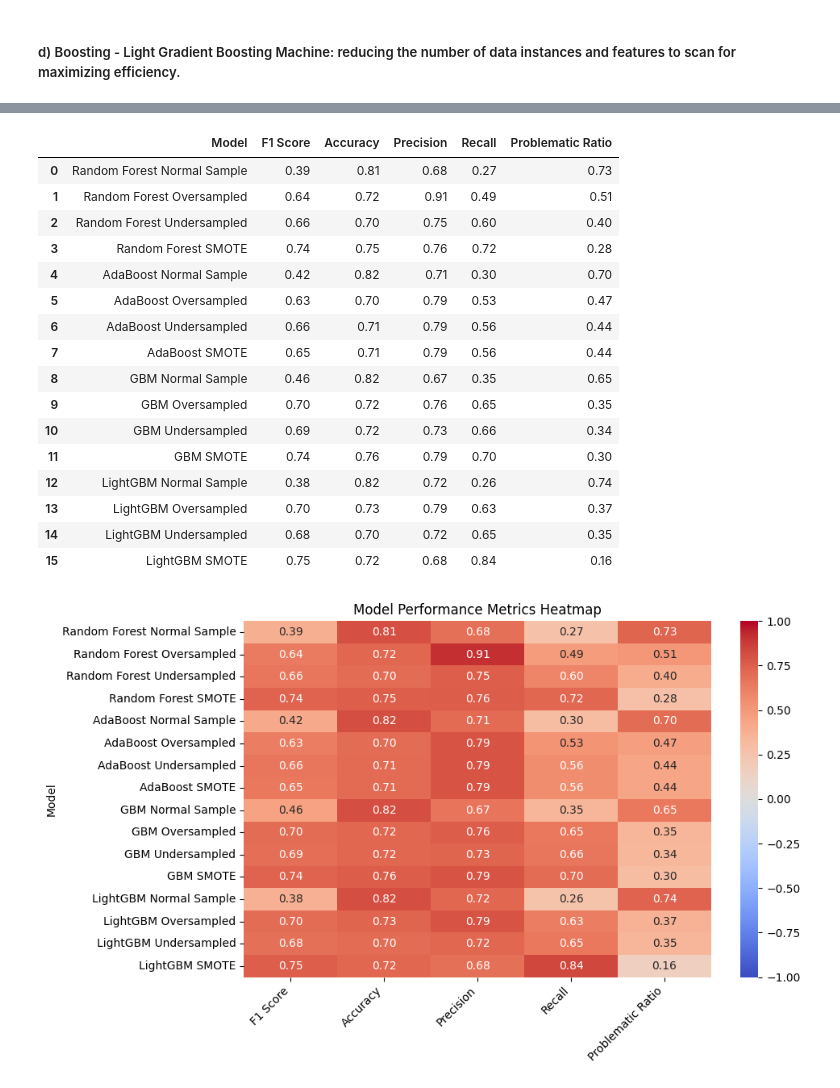
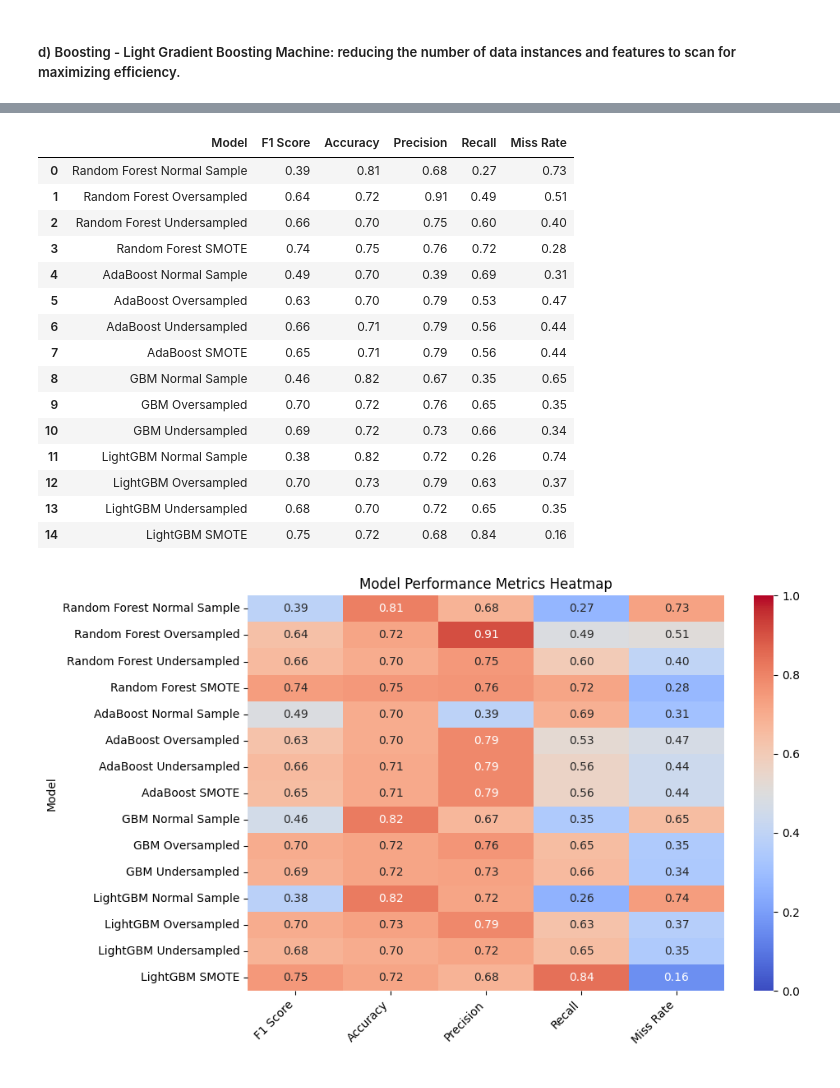
Before and after one commit to minjeoungneev/Default_Credit_Card, a Jupyter notebook: Models.ipynb, the cells around one changed output, grey strips where cells are left out. Drawn from its saved outputs; the diff is of its cells as text; code cells hidden in the pictures.

```diff
--- a/Models.ipynb
+++ b/Models.ipynb
@@ -403,8 +403,8 @@ def evaluate_model(y_true, y_pred):
     cm = confusion_matrix(y_true, y_pred)
     TN, FP, FN, TP = cm.ravel()
 
-    # Problematic ratio
-    problematic_ratio = FN / (FN + TP) if (FN + TP) > 0 else 0
+    # Miss rate
+    miss_rate = FN / (FN + TP) if (FN + TP) > 0 else 0
 
     # Print metrics
     print(f"F1 Score: {f1:.2f}")
@@ -415,14 +415,14 @@ def evaluate_model(y_true, y_pred):
     print(f"False Negatives (FN): {FN}")
     print(f"Recall: {recall:.2f}")
     print(f"Precision: {precision:.2f}")
-    print(f"Problematic Ratio: {problematic_ratio:.2f}")
+    print(f"Miss Rate: {miss_rate:.2f}")
 
     return {
             "F1 Score": round(f1, 2),
             "Accuracy": round(accuracy, 2),
             "Precision": round(precision, 2),
             "Recall": round(recall, 2),
-            "Problematic Ratio": round(problematic_ratio, 2)
+            "Miss Rate": round(miss_rate, 2)
         }
 summary = []
 # %% [markdown]
@@ -526,7 +526,7 @@ abc = AdaBoostClassifier(n_estimators= n_estimators,
 abc.fit(X_train_scaled, y_train)
 abc_pred = gbm.predict(X_test_scaled)
 
-gbm_pred_metrics = evaluate_model(y_test, gbm_pred)
+abc_pred_metrics = evaluate_model(y_test, abc_pred)
 abc_pred_metrics["Model"] = "AdaBoost Normal Sample"
 summary.append(abc_pred_metrics)
 # %% [output]
@@ -695,7 +704,7 @@ gbm_pred_sm = gbm.predict(X_test_sm_scaled)
 
 gbm_pred_sm_metrics = evaluate_model(y_test_sm, gbm_pred_sm)
 gbm_pred_sm_metrics["Model"] = "GBM SMOTE"
-summary.append(gbm_pred_sm_metrics)
+test.append(gbm_pred_sm_metrics)
 # %% [output]
 F1 Score: 0.74
 Accuracy: 0.76
@@ -827,37 +835,36 @@ Problematic Ratio: 0.16
 # %%
 summary_df = pd.DataFrame(summary)
 # %%
-new_order = ['Model', 'F1 Score', 'Accuracy', 'Precision', 'Recall', 'Problematic Ratio']
+new_order = ['Model', 'F1 Score', 'Accuracy', 'Precision', 'Recall', 'Miss Rate']
 summary_df = summary_df[new_order]
 
 summary_df
 # %% [output]
-|  | Model | F1 Score | Accuracy | Precision | Recall | Problematic Ratio |
+|  | Model | F1 Score | Accuracy | Precision | Recall | Miss Rate |
 | 0 | Random Forest Normal Sample | 0.39 | 0.81 | 0.68 | 0.27 | 0.73 |
 | 1 | Random Forest Oversampled | 0.64 | 0.72 | 0.91 | 0.49 | 0.51 |
 | 2 | Random Forest Undersampled | 0.66 | 0.70 | 0.75 | 0.60 | 0.40 |
 | 3 | Random Forest SMOTE | 0.74 | 0.75 | 0.76 | 0.72 | 0.28 |
-| 4 | AdaBoost Normal Sample | 0.42 | 0.82 | 0.71 | 0.30 | 0.70 |
+| 4 | AdaBoost Normal Sample | 0.49 | 0.70 | 0.39 | 0.69 | 0.31 |
 | 5 | AdaBoost Oversampled | 0.63 | 0.70 | 0.79 | 0.53 | 0.47 |
 | 6 | AdaBoost Undersampled | 0.66 | 0.71 | 0.79 | 0.56 | 0.44 |
 | 7 | AdaBoost SMOTE | 0.65 | 0.71 | 0.79 | 0.56 | 0.44 |
 | 8 | GBM Normal Sample | 0.46 | 0.82 | 0.67 | 0.35 | 0.65 |
 | 9 | GBM Oversampled | 0.70 | 0.72 | 0.76 | 0.65 | 0.35 |
 | 10 | GBM Undersampled | 0.69 | 0.72 | 0.73 | 0.66 | 0.34 |
-| 11 | GBM SMOTE | 0.74 | 0.76 | 0.79 | 0.70 | 0.30 |
-| 12 | LightGBM Normal Sample | 0.38 | 0.82 | 0.72 | 0.26 | 0.74 |
-| 13 | LightGBM Oversampled | 0.70 | 0.73 | 0.79 | 0.63 | 0.37 |
-| 14 | LightGBM Undersampled | 0.68 | 0.70 | 0.72 | 0.65 | 0.35 |
-| 15 | LightGBM SMOTE | 0.75 | 0.72 | 0.68 | 0.84 | 0.16 |
+| 11 | LightGBM Normal Sample | 0.38 | 0.82 | 0.72 | 0.26 | 0.74 |
+| 12 | LightGBM Oversampled | 0.70 | 0.73 | 0.79 | 0.63 | 0.37 |
+| 13 | LightGBM Undersampled | 0.68 | 0.70 | 0.72 | 0.65 | 0.35 |
+| 14 | LightGBM SMOTE | 0.75 | 0.72 | 0.68 | 0.84 | 0.16 |
 # %%
 plt.figure(figsize=(10, 6))
-sns.heatmap(summary_df.set_index('Model'), annot=True, fmt=".2f", cmap="coolwarm", cbar=True, vmax=1, vmin=-1)
+sns.heatmap(summary_df.set_index('Model'), annot=True, fmt=".2f", cmap="coolwarm", cbar=True, vmax=1, vmin=0)
 plt.title("Model Performance Metrics Heatmap")
 plt.xticks(rotation=45, ha='right')
 plt.tight_layout()
 plt.show()
 # %% [output]
-[figure, old version]
+[figure, new version]
 # %%
 summary_df
 # %% [output]
```
Also changed, not shown: parts of 50 cells of this notebook.
